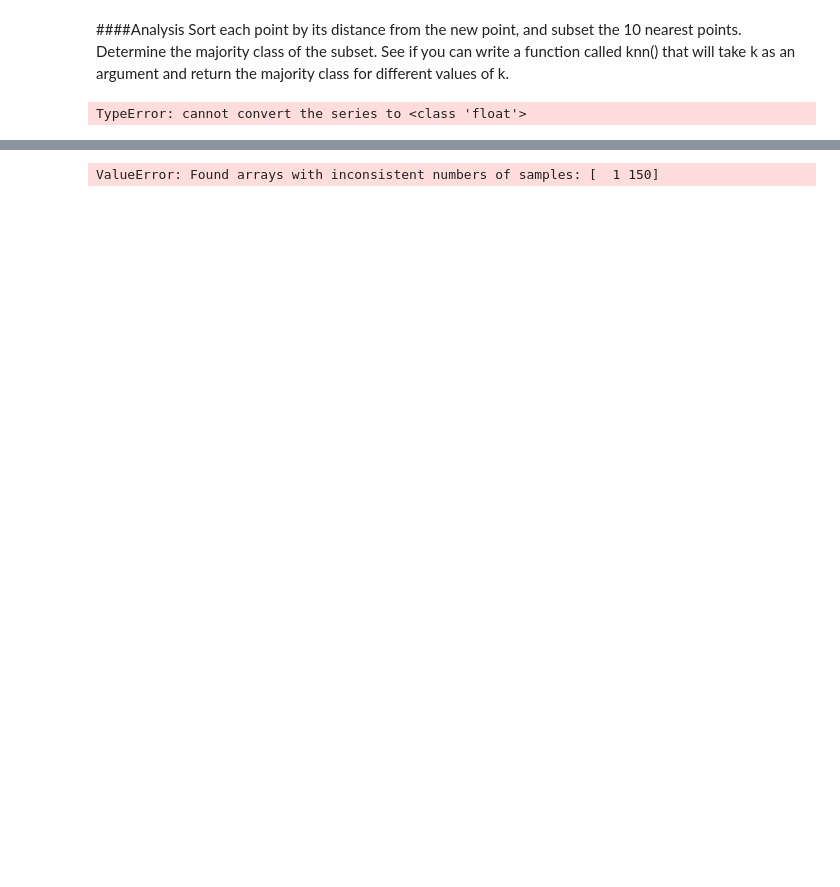
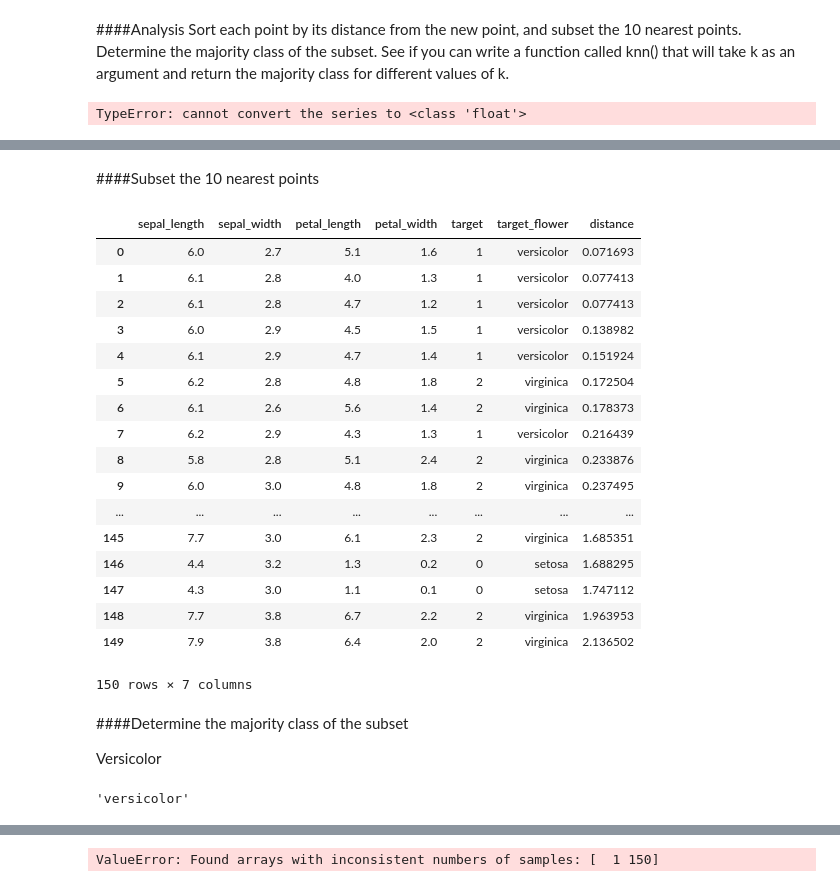
Before and after one commit to molliemarie/Thinkful-Data-Science-Projects, a Jupyter notebook: Unit4/knn.ipynb, the cells around one changed output, grey strips where cells are left out. Drawn from its saved outputs; the diff is of its cells as text; code cells hidden in the pictures; blank space fills up the shorter version.

```diff
--- a/Unit4/knn.ipynb
+++ b/Unit4/knn.ipynb
@@ -164,0 +228,27 @@ iris_df
+# %%
+iris_df = iris_df.sort('distance')
+# %% [markdown]
+####Subset the 10 nearest points
+# %%
+iris_df = iris_df.reset_index(drop=True)
+# %%
+iris_df
+# %% [output]
+|  | sepal_length | sepal_width | petal_length | petal_width | target | target_flower | distance |
+| 0 | 6.0 | 2.7 | 5.1 | 1.6 | 1 | versicolor | 0.071693 |
+| 1 | 6.1 | 2.8 | 4.0 | 1.3 | 1 | versicolor | 0.077413 |
+| 2 | 6.1 | 2.8 | 4.7 | 1.2 | 1 | versicolor | 0.077413 |
+| 3 | 6.0 | 2.9 | 4.5 | 1.5 | 1 | versicolor | 0.138982 |
+| 4 | 6.1 | 2.9 | 4.7 | 1.4 | 1 | versicolor | 0.151924 |
+| 5 | 6.2 | 2.8 | 4.8 | 1.8 | 2 | virginica | 0.172504 |
+| 6 | 6.1 | 2.6 | 5.6 | 1.4 | 2 | virginica | 0.178373 |
+| 7 | 6.2 | 2.9 | 4.3 | 1.3 | 1 | versicolor | 0.216439 |
+| 8 | 5.8 | 2.8 | 5.1 | 2.4 | 2 | virginica | 0.233876 |
+| 9 | 6.0 | 3.0 | 4.8 | 1.8 | 2 | virginica | 0.237495 |
+| ... | ... | ... | ... | ... | ... | ... | ... |
+| 145 | 7.7 | 3.0 | 6.1 | 2.3 | 2 | virginica | 1.685351 |
+| 146 | 4.4 | 3.2 | 1.3 | 0.2 | 0 | setosa | 1.688295 |
+| 147 | 4.3 | 3.0 | 1.1 | 0.1 | 0 | setosa | 1.747112 |
+| 148 | 7.7 | 3.8 | 6.7 | 2.2 | 2 | virginica | 1.963953 |
+| 149 | 7.9 | 3.8 | 6.4 | 2.0 | 2 | virginica | 2.136502 |
+150 rows × 7 columns
@@ -164,0 +257,4 @@ iris_df
+# %% [markdown]
+####Determine the majority class of the subset
+
+Versicolor
@@ -164,0 +265,4 @@ iris_df
+# %%
+count.most_common()[0][0]
+# %% [output]
+'versicolor'
```
Also changed, not shown: parts of 26 cells of this notebook, 1 other file.
